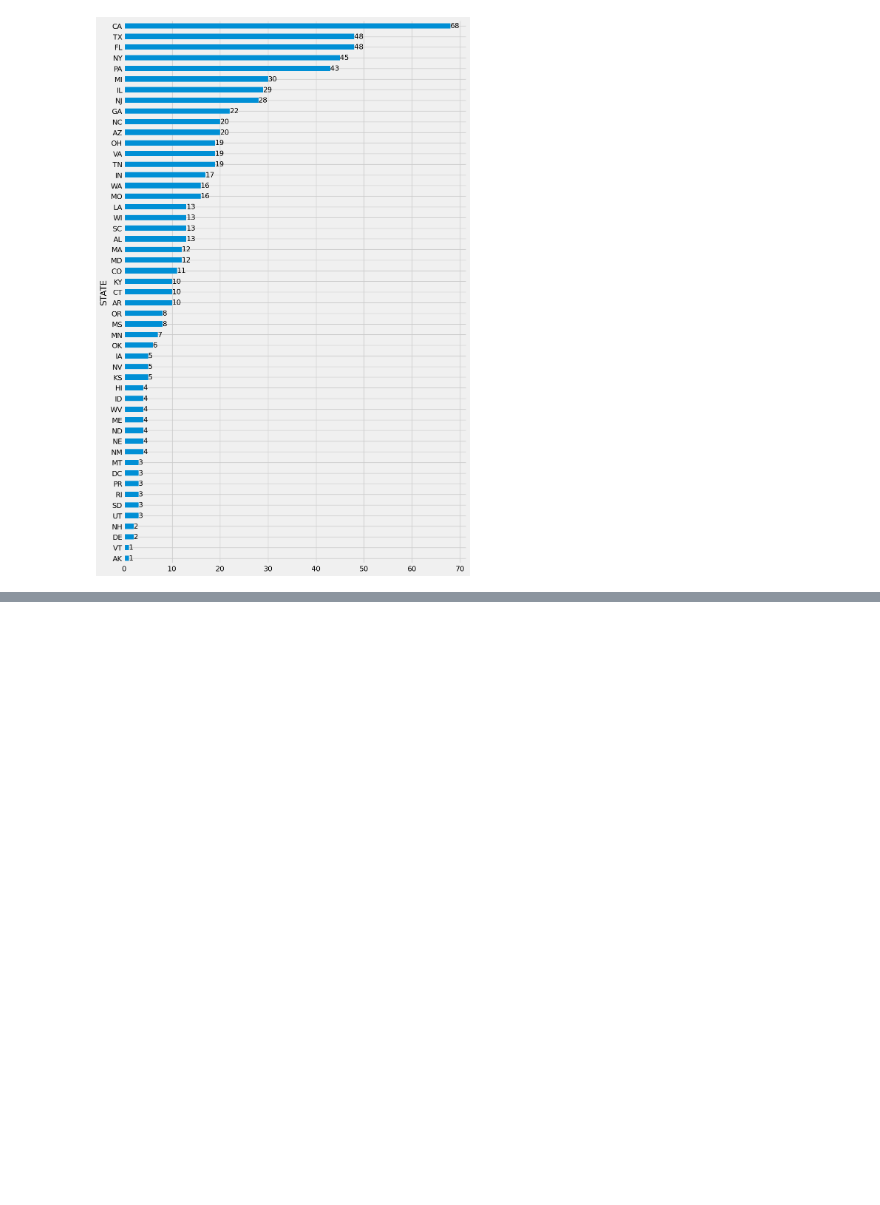
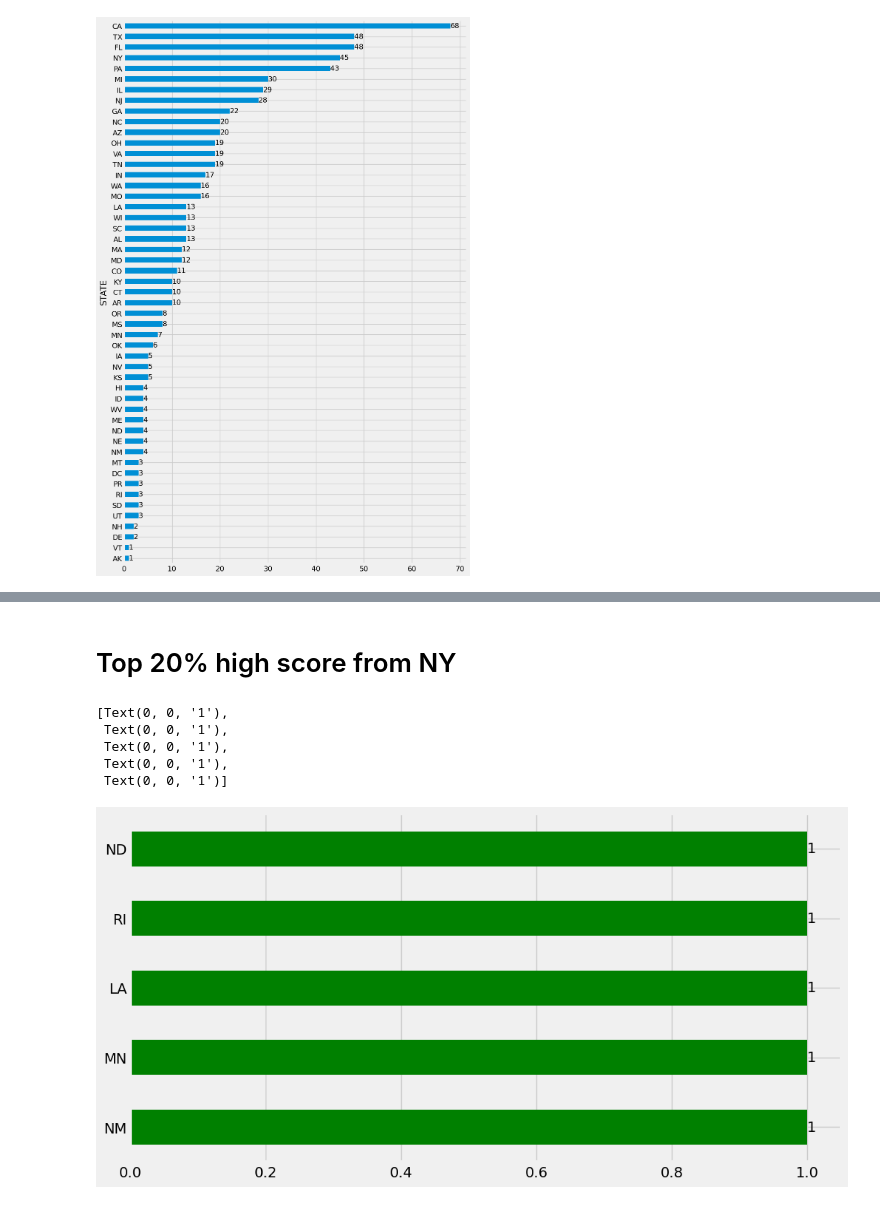
Before and after one commit to peeti-ucberkeley/Capstone-Rachael-Nithika-Andrew-Peeti, a Jupyter notebook: eda/eda_recommendation2.ipynb, the cells around one changed output, grey strips where cells are left out. Cells and saved outputs as stored; diff of their text form; code cells hidden in the pictures; blank space fills up the shorter version.

Commit message:
add graph and percentile on score

```diff
--- a/eda/eda_recommendation2.ipynb
+++ b/eda/eda_recommendation2.ipynb
@@ -57,3 +57,6 @@ ax.bar_label(ax.containers[0])
  Text(0, 0, '48'),
  Text(0, 0, '68')]
 [figure]
+# %%
+cancer_df['RAW_SCORE'] = cancer_df.SCORE.apply(lambda x: x.split('/')[0])
+cancer_df['RAW_SCORE'] = cancer_df['RAW_SCORE'].astype('float64')
@@ -59,0 +98,16 @@ ax.bar_label(ax.containers[0])
+# %%
+cancer_df['Percentile Rank'] = cancer_df.RAW_SCORE.rank(pct = True)
+# %% [markdown]
+# Top 20% high score from NY
+# %%
+plt.figure(figsize=(10, 5),constrained_layout=True)
+plt.style.use('fivethirtyeight')
+ax = cancer_df[cancer_df['Percentile Rank'] >= 0.80]['STATE'].value_counts().sort_values(ascending = True).head(5).plot.barh(color = 'green')
+ax.bar_label(ax.containers[0])
+# %% [output]
+[Text(0, 0, '1'),
+ Text(0, 0, '1'),
+ Text(0, 0, '1'),
+ Text(0, 0, '1'),
+ Text(0, 0, '1')]
+[figure, added]
```
Also changed, not shown: parts of 4 cells of this notebook.
